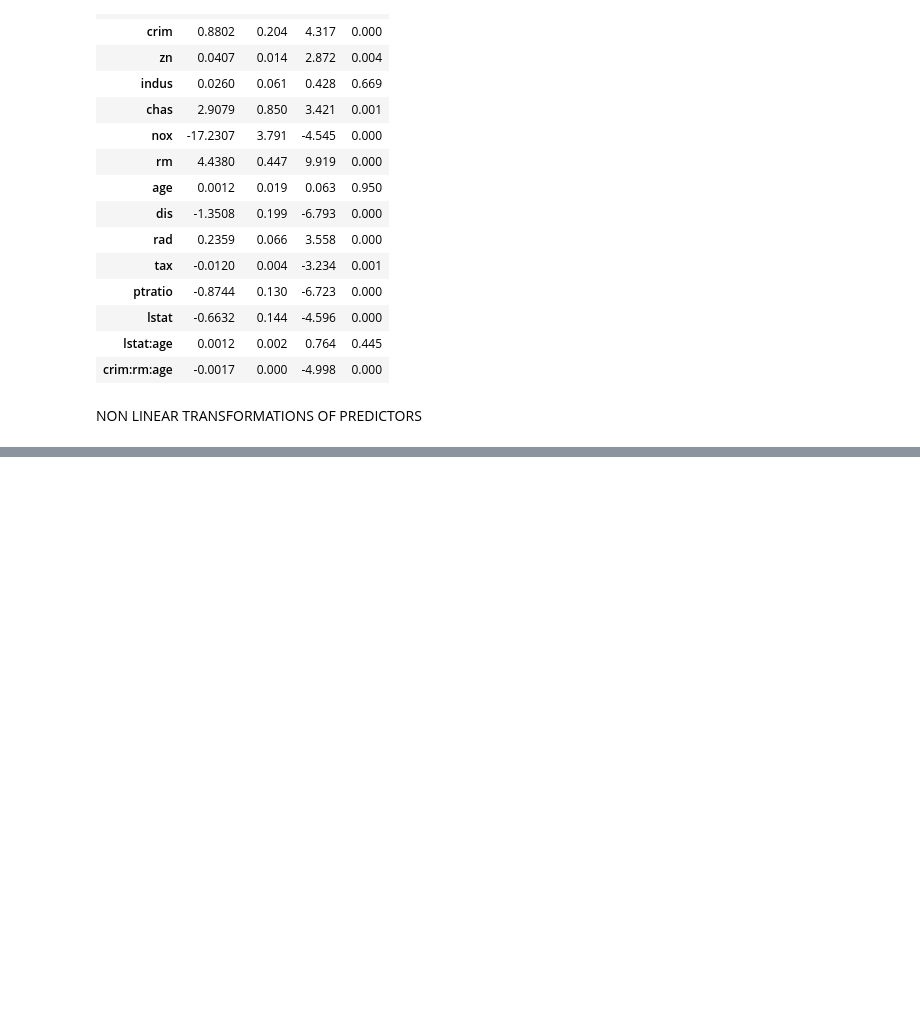
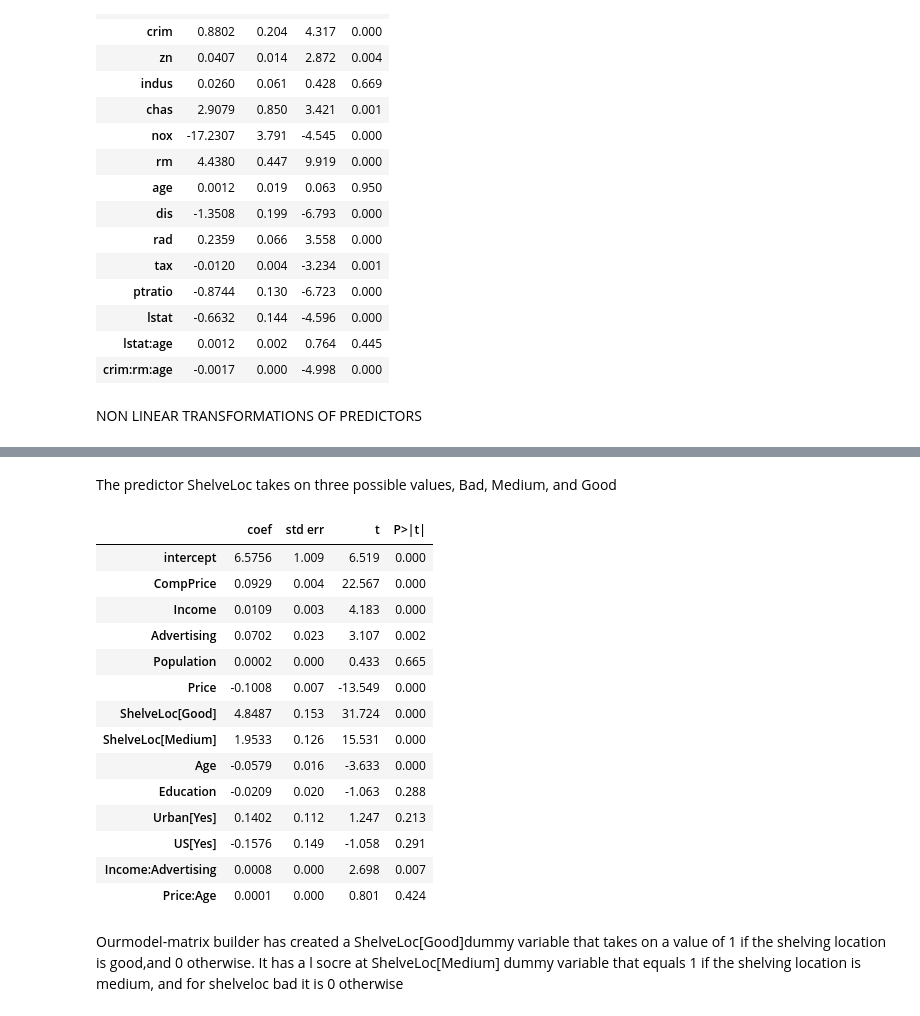
Before and after one commit to PrateekMinhas09/Data-Statistics-and-modeling-w-Python, a Jupyter notebook: Linear Regression Ch3/Lab3.ipynb, the cells around one changed output, grey strips where cells are left out. Drawn from its saved outputs; the diff is of its cells as text; code cells hidden in the pictures; blank space fills up the shorter version.

Commit message:
ccompleted Lab , categorical regression as well

```diff
--- a/Linear Regression Ch3/Lab3.ipynb
+++ b/Linear Regression Ch3/Lab3.ipynb
@@ -340,0 +370,4 @@ NON LINEAR TRANSFORMATIONS OF PREDICTORS
+# %%
+Carseats = load_data('Carseats')
+
+Carseats.head()
@@ -340,0 +381,34 @@ NON LINEAR TRANSFORMATIONS OF PREDICTORS
+# %% [markdown]
+The predictor ShelveLoc takes on
+ three possible values, Bad, Medium, and Good
+# %%
+allvars= list(Carseats.columns.drop('Sales'))
+y = Carseats['Sales']#response variable
+final= allvars + [('Income', 'Advertising'), ('Price', 'Age')]
+
+X= MS(final).fit_transform(Carseats)
+model = sm.OLS(y,X)
+result = model.fit()
+summarize(result)
+#as we see new columns for categorical variables have been created automatically by Modelstat
+# %% [output]
+|  | coef | std err | t | P>|t| |
+| intercept | 6.5756 | 1.009 | 6.519 | 0.000 |
+| CompPrice | 0.0929 | 0.004 | 22.567 | 0.000 |
+| Income | 0.0109 | 0.003 | 4.183 | 0.000 |
+| Advertising | 0.0702 | 0.023 | 3.107 | 0.002 |
+| Population | 0.0002 | 0.000 | 0.433 | 0.665 |
+| Price | -0.1008 | 0.007 | -13.549 | 0.000 |
+| ShelveLoc[Good] | 4.8487 | 0.153 | 31.724 | 0.000 |
+| ShelveLoc[Medium] | 1.9533 | 0.126 | 15.531 | 0.000 |
+| Age | -0.0579 | 0.016 | -3.633 | 0.000 |
+| Education | -0.0209 | 0.020 | -1.063 | 0.288 |
+| Urban[Yes] | 0.1402 | 0.112 | 1.247 | 0.213 |
+| US[Yes] | -0.1576 | 0.149 | -1.058 | 0.291 |
+| Income:Advertising | 0.0008 | 0.000 | 2.698 | 0.007 |
+| Price:Age | 0.0001 | 0.000 | 0.801 | 0.424 |
+# %% [markdown]
+Ourmodel-matrix builder has created a
+ShelveLoc[Good]dummy variable that takes on a value of 1 if the shelving
+location is good,and 0 otherwise. It has a l socre at ShelveLoc[Medium]
+dummy variable that equals 1 if the shelving location is medium, and for shelveloc bad it is  0 otherwise
```
Also changed, not shown: parts of 8 cells of this notebook.
